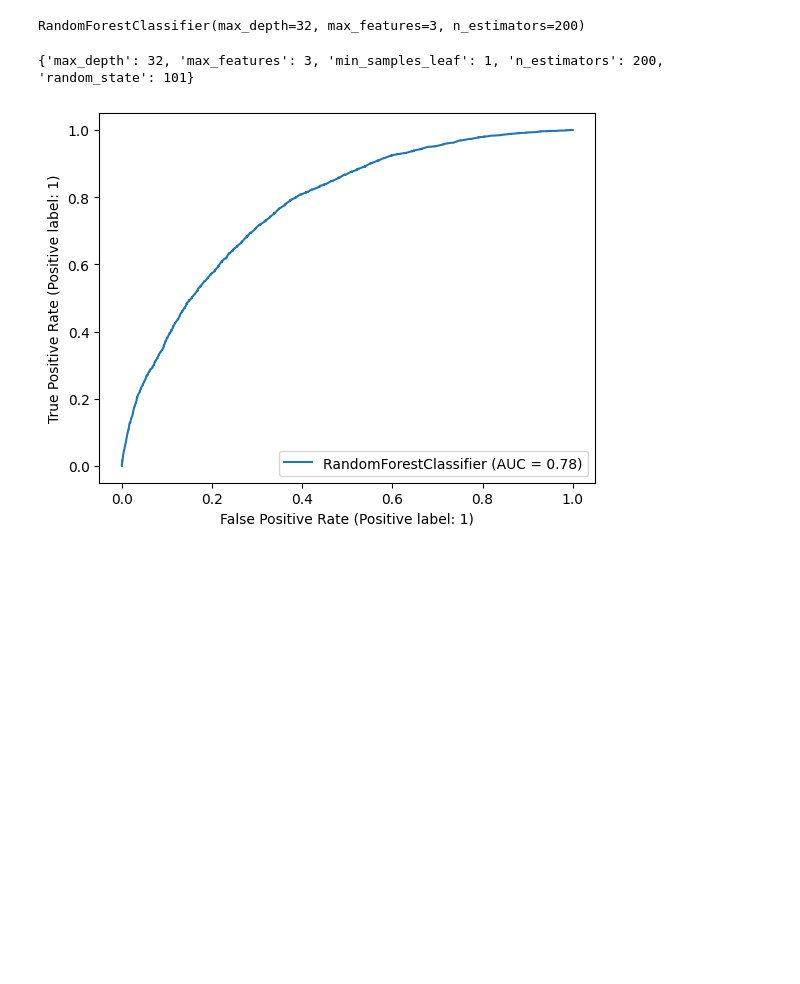
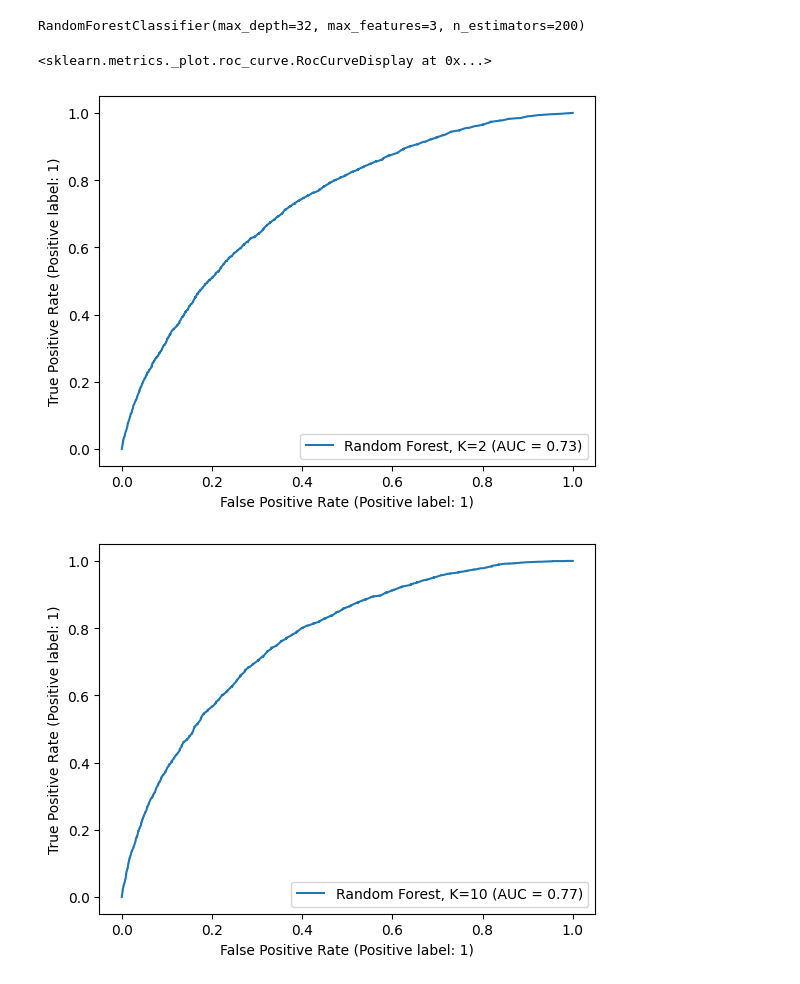
Before and after one commit to turnerhayes/cs-135-projB, a Jupyter notebook: projB_part2_turner.ipynb, the cells around one changed output. Saved outputs shown, nothing was run; the diff lists cells and outputs as text; code cells hidden in the pictures; blank space fills up the shorter version.

```diff
--- a/projB_part2_turner.ipynb
+++ b/projB_part2_turner.ipynb
@@ -194,10 +210,32 @@ features_test, ratings_test = get_feature_vectors(test_tuple, svd, trainset)
 
 # # best_svm = SVC(**best_params, probability=True)
 # # best_svm.fit(features_train, ratings_train)
+# %%
+from sklearn.neighbors import KNeighborsClassifier
+from sklearn.base import clone
+
+param_grid = {
+    "n_neighbors": [3, 5, 10],
+}
+
+knn_gs = GridSearchCV(
+    estimator=KNeighborsClassifier(),
+    param_grid=param_grid,
+    refit=True,
+    return_train_score=True,
+    scoring="roc_auc",
+)
+
+knn_gs.fit(features_2K_train, ratings_2K_train)
+
+knn_2K = clone(knn_gs.best_estimator_).fit(features_2K_train, ratings_2K_train)
+knn_10K = clone(knn_gs.best_estimator_).fit(features_10K_train, ratings_10K_train)
+knn_50K = clone(knn_gs.best_estimator_).fit(features_50K_train, ratings_50K_train)
 # %%
 from sklearn.ensemble import RandomForestClassifier
 from sklearn.metrics import roc_auc_score
 from sklearn.model_selection import GridSearchCV
+from sklearn.base import clone
 
 SEARCH_FOREST = False
 
@@ -224,7 +262,7 @@ if SEARCH_FOREST:
                                     return_train_score=True,
                                     refit=False)
 
-    forest_searcher.fit(features_train, ratings_train)
+    forest_searcher.fit(features_2K_train, ratings_2K_train)
     forest = RandomForestClassifier(**forest_searcher.best_params_)
 else:
     forest = RandomForestClassifier(
@@ -235,17 +273,26 @@ else:
         n_estimators=200
     )
 
-forest.fit(features_train, ratings_train)
+forest_2K = clone(forest)
+forest_10K = clone(forest)
+forest_50K = clone(forest)
+
+forest_2K.fit(features_2K_train, ratings_2K_train)
+forest_10K.fit(features_10K_train, ratings_10K_train)
+forest_50K.fit(features_50K_train, ratings_50K_train)
 
 # best_estimator = forest_searcher.best_estimator_
 # best_Score = forest_searcher.best_score_
 # %% [output]
 RandomForestClassifier(max_depth=32, max_features=3, n_estimators=200)
-# %%
-from sklearn.metrics import RocCurveDisplay
-
-
-roc_disp = RocCurveDisplay.from_estimator(forest, features_test, ratings_test)
-# %% [output]
-{'max_depth': 32, 'max_features': 3, 'min_samples_leaf': 1, 'n_estimators': 200, 'random_state': 101}
-[figure, removed]
+# %%
+from sklearn.metrics import RocCurveDisplay
+
+
+RocCurveDisplay.from_estimator(forest_2K, features_2K_test, ratings_2K_test, name="Random Forest, K=2")
+RocCurveDisplay.from_estimator(forest_10K, features_10K_test, ratings_10K_test, name="Random Forest, K=10")
+RocCurveDisplay.from_estimator(forest_50K, features_50K_test, ratings_50K_test, name="Random Forest, K=50")
+# %% [output]
+<sklearn.metrics._plot.roc_curve.RocCurveDisplay at 0x...>
+[figure, added]
+[figure, added]
```
Also changed, not shown: parts of 4 cells of this notebook, 1 other file.
